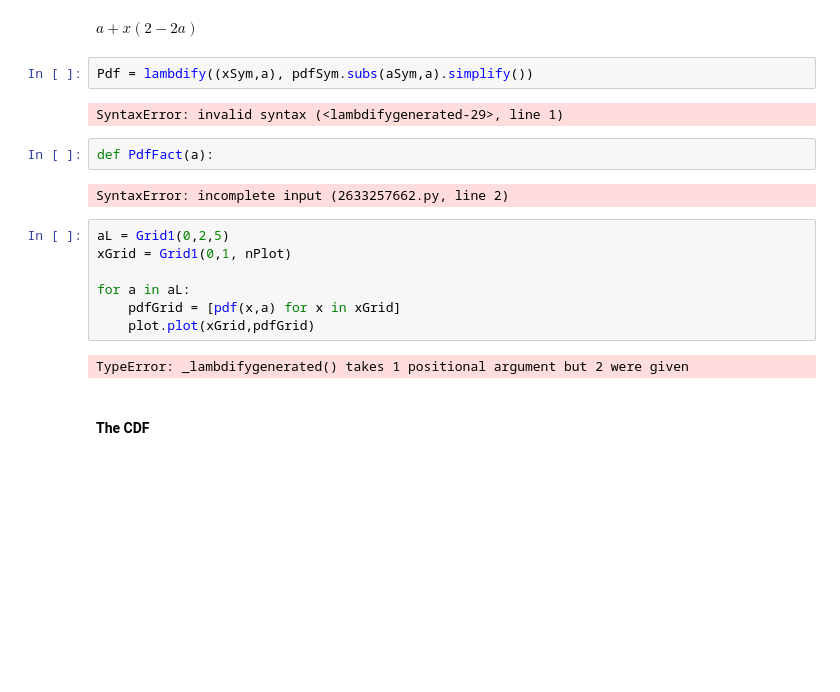
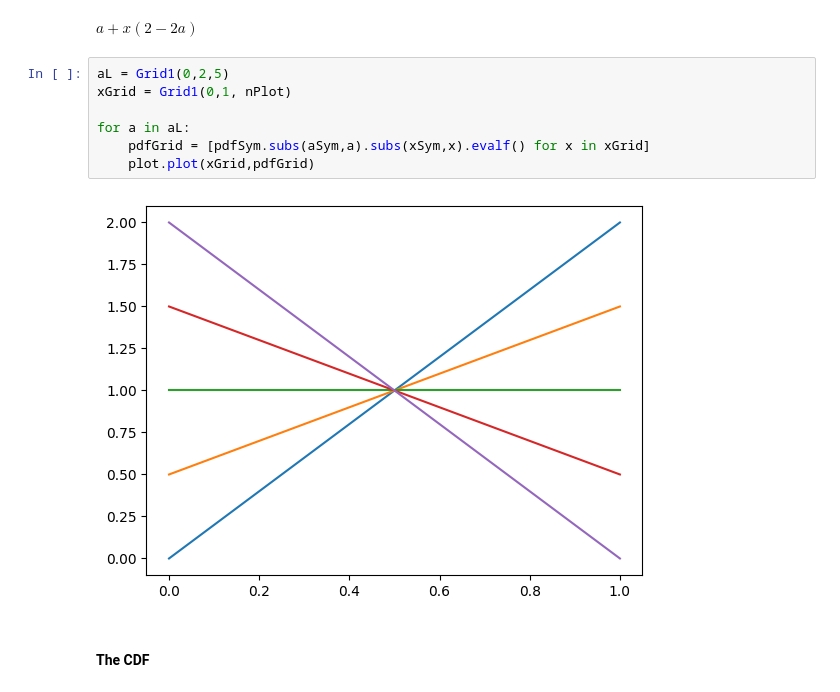
Before and after one commit to DesignToolInvestor/ManetSim, a Jupyter notebook: 2dDist/Worksheets/dist_a.ipynb, the cells around one changed output. Cells and saved outputs as stored; diff of their text form; blank space fills up the shorter version.

```diff
--- a/2dDist/Worksheets/dist_a.ipynb
+++ b/2dDist/Worksheets/dist_a.ipynb
@@ -57,23 +57,15 @@ pdfSym = 2*(1 - aSym) * xSym + aSym
 pdfSym
 # %% [output]
 $\displaystyle a + x \left(2 - 2 a\right)$
-# %%
-Pdf = lambdify((xSym,a), pdfSym.subs(aSym,a).simplify())
-# %% [output]
-SyntaxError: invalid syntax (<lambdifygenerated-29>, line 1)
-# %%
-def PdfFact(a):
-# %% [output]
-SyntaxError: incomplete input (2633257662.py, line 2)
 # %%
 aL = Grid1(0,2,5)
 xGrid = Grid1(0,1, nPlot)
 
 for a in aL:
-	pdfGrid = [pdf(x,a) for x in xGrid]
+	pdfGrid = [pdfSym.subs(aSym,a).subs(xSym,x).evalf() for x in xGrid]
 	plot.plot(xGrid,pdfGrid)
 # %% [output]
-TypeError: _lambdifygenerated() takes 1 positional argument but 2 were given
+[figure, added]
 # %% [markdown]
 #### The CDF
 # %%
```
Also changed, not shown: parts of 24 cells of this notebook, 4 other files.
